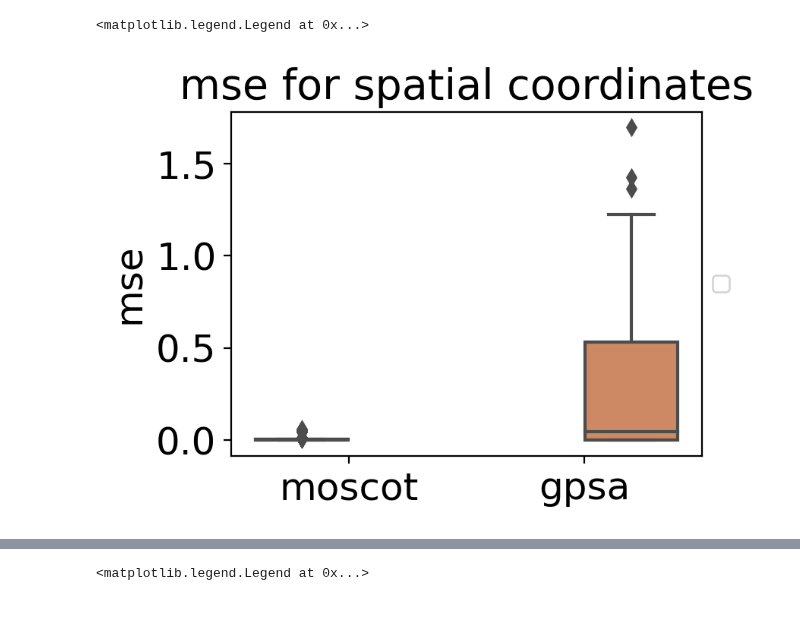
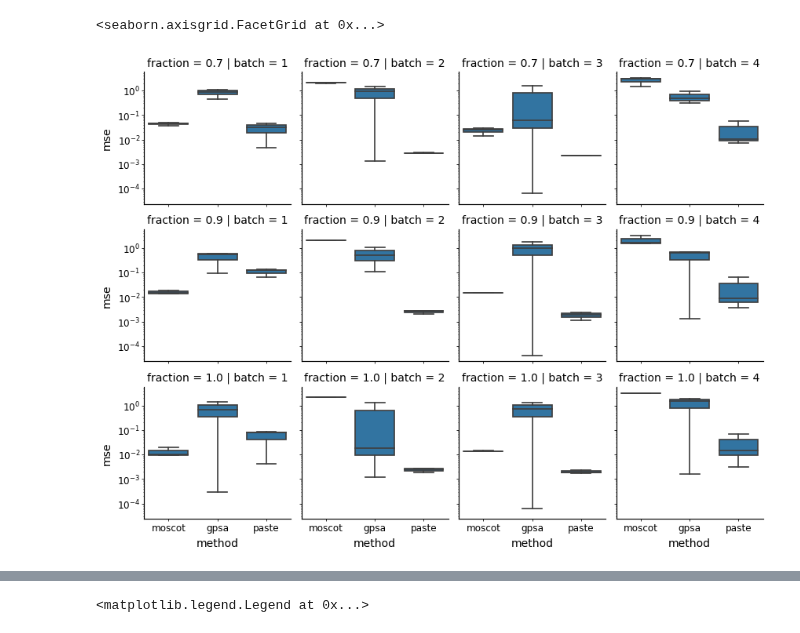
Before and after one commit to theislab/moscot_benchmarks, a Jupyter notebook: experiments/space/alignment/analyze_results.ipynb, the cells around one changed output, grey strips where cells are left out. Cells and saved outputs as stored; diff of their text form; code cells hidden in the pictures.

Commit message:
update results

```diff
--- a/experiments/space/alignment/analyze_results.ipynb
+++ b/experiments/space/alignment/analyze_results.ipynb
@@ -52,2 +50,16 @@ Trying to set attribute `._uns` of view, copying.
 # %%
-results.columns
+columns = [
+    "config.model.solver.alpha",
+    "config.model.solver.epsilon",
+    "config.model.solver.rank",
+    "config.model.tool.type",
+    "config.model.solver.kernel",
+    "config.model.solver.lr",
+    "config.model.solver.n_epochs",
+    "config.model.solver.dissimilarity",
+    "config.model.solver.norm",
+    "config.model.tool.type",
+]
+results["unique_config"] = results[columns].apply(
+    lambda x: "".join(str(x)).replace(" ", ""), axis=1, raw=True
+)
@@ -78,0 +146,3 @@ results
+# %%
+plot_df = pd.concat(best_config)
+plot_df
@@ -79,41 +163,49 @@ results
 # %%
-cond = (results["config.data.dataset.fraction"] == 0.5) & (
-    results["config.data.dataset.batch"] == 3
-)
-# cond = results["config.data.dataset.fraction"] == 0.9
-
-palette = "deep"
+mplscience.set_style()
+# palette = "deep"
 
 # sc.set_figure_params(figsize=(3, 3), dpi=100)
-fig, axs = plt.subplots(1, 1, figsize=(4, 3), dpi=200)
-sns.boxplot(
-    data=results,  # [cond],
-    x="config.model.tool.type",
-    y="result.mse",
-    hue="config.model.tool.type",
-    palette=palette,
-)
+# fig, axs = plt.subplots(1, 1, figsize=(4, 3), dpi=200)
+
+
+def fixed_boxplot(x, y, *args, label=None, **kwargs):
+    sns.boxplot(x=x, y=y, *args, **kwargs, labels=[label]).set_yscale("log")
+
+
+g = sns.FacetGrid(plot_df, col="batch", row="fraction")
+g.map(fixed_boxplot, "method", "mse")
+# And you can do swarmplot on top
+# g.map(sns.swarmplot, "method", "mse", color="0.25")
+
+# g = sns.boxplot(
+#     data=plot_df,
+#     x="method",
+#     y="mse",
+#     hue="fraction",
+#     dodge=True,
+#     # palette=palette,
+# )
 # plt.xscale("log", basex=2)
-# plt.yscale("log", basey=2)
+# g.set_yscale("log")
 # handles, labels = axs.get_legend_handles_labels()
 # labels = ["0.1", "0.5", "0.9"]
 
 # axs.legend(
 #     handles,
 #     labels,
 #     title="alpha",
 #     loc="center left",
 #     bbox_to_anchor=(1, 0.5),
 #     frameon=True,
 #     fontsize=16,
 # )
 # axs.set_ylabel("mse", fontsize=18)
 
-axs.set_xlabel("", fontsize=18)
-axs.set_ylabel("mse", fontsize=18)
-axs.tick_params(axis="both", which="major", labelsize=18)
-axs.set_title(r"mse for spatial coordinates", fontsize=20)
-plt.legend("", loc="center left", bbox_to_anchor=(1, 0.5))
+# axs.set_xlabel("", fontsize=18)
+# axs.set_ylabel("mse", fontsize=18)
+# axs.tick_params(axis="both", which="major", labelsize=18)
+# axs.set_title(r"mse for spatial coordinates", fontsize=20)
+# plt.legend(loc="center left", bbox_to_anchor=(1, 0.5))
 # %% [output]
-<matplotlib.legend.Legend at 0x...>
+<seaborn.axisgrid.FacetGrid at 0x...>
-[figure, old version]
+[figure, new version]
```
Also changed, not shown: parts of 17 cells of this notebook, 6 other files.
